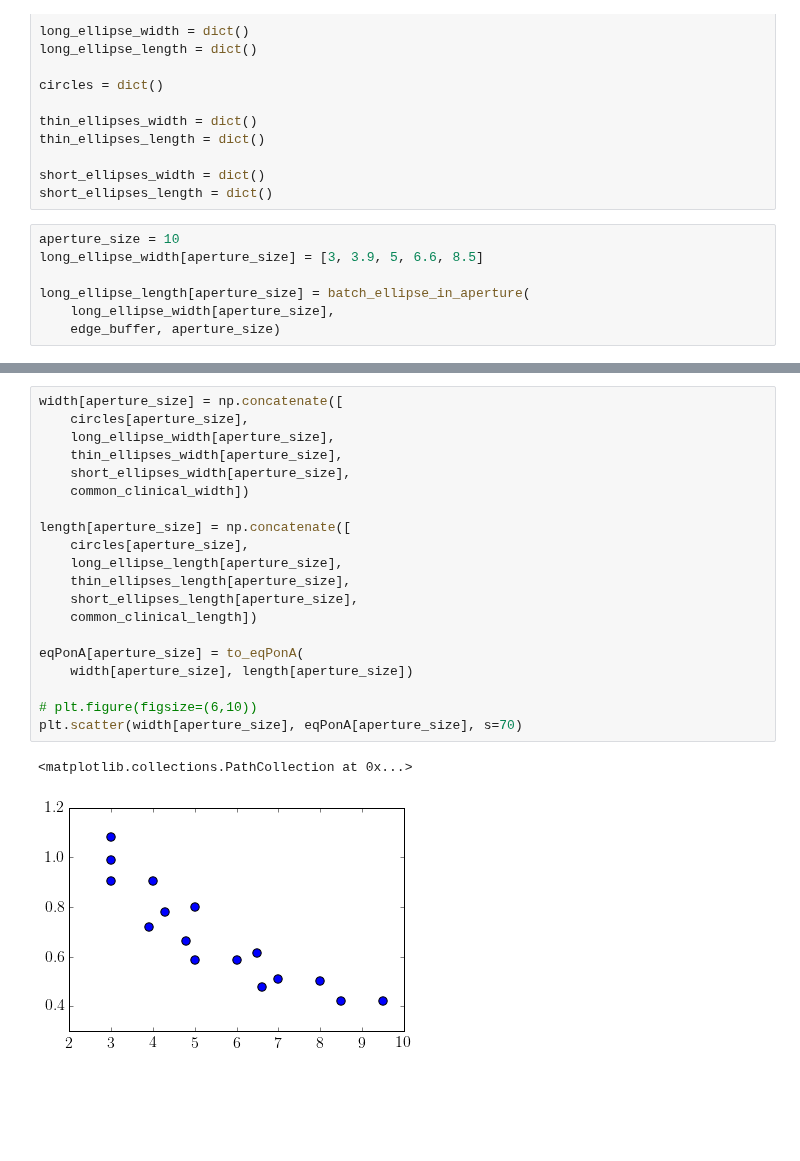
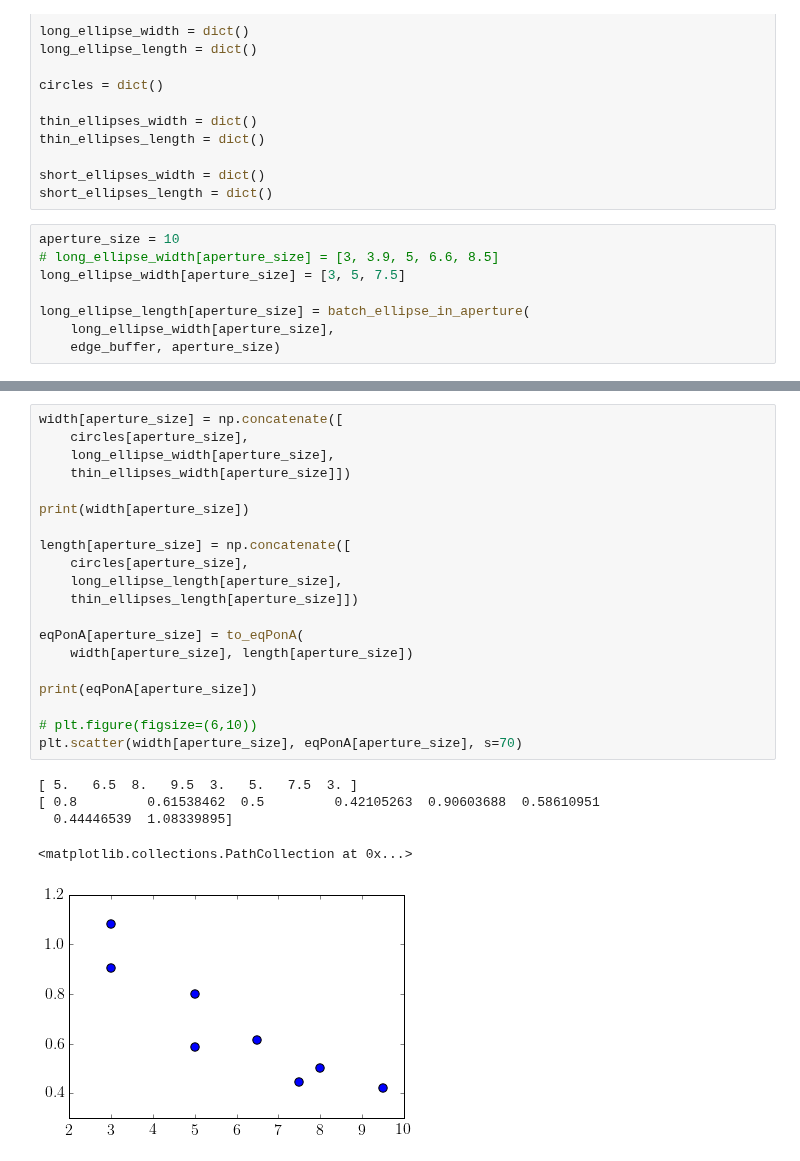
Before and after one commit to SimonBiggs/electronfactors, a Jupyter notebook: examples/Discussion -- Example of where to first measure.ipynb, the cells around one changed output, grey strips where cells are left out. Cells and saved outputs as stored; diff of their text form; blank space fills up the shorter version.

```diff
--- a/examples/Discussion -- Example of where to first measure.ipynb
+++ b/examples/Discussion -- Example of where to first measure.ipynb
@@ -117,7 +118,8 @@ short_ellipses_width = dict()
 short_ellipses_length = dict()
 # %%
 aperture_size = 10
-long_ellipse_width[aperture_size] = [3, 3.9, 5, 6.6, 8.5]
+# long_ellipse_width[aperture_size] = [3, 3.9, 5, 6.6, 8.5]
+long_ellipse_width[aperture_size] = [3, 5, 7.5]
 
 long_ellipse_length[aperture_size] = batch_ellipse_in_aperture(
     long_ellipse_width[aperture_size],
@@ -182,23 +183,26 @@ plt.savefig('figures/where_to_measure.png', bbox_inches='tight', dpi=300)
 # %%
 width[aperture_size] = np.concatenate([
     circles[aperture_size],
     long_ellipse_width[aperture_size],
-    thin_ellipses_width[aperture_size],
-    short_ellipses_width[aperture_size],
-    common_clinical_width])
+    thin_ellipses_width[aperture_size]])
+
+print(width[aperture_size])
 
 length[aperture_size] = np.concatenate([
     circles[aperture_size],
     long_ellipse_length[aperture_size],
-    thin_ellipses_length[aperture_size],
-    short_ellipses_length[aperture_size],
-    common_clinical_length])
+    thin_ellipses_length[aperture_size]])
 
 eqPonA[aperture_size] = to_eqPonA(
     width[aperture_size], length[aperture_size])
 
+print(eqPonA[aperture_size])
+
 # plt.figure(figsize=(6,10))
 plt.scatter(width[aperture_size], eqPonA[aperture_size], s=70)
 # %% [output]
-<matplotlib.collections.PathCollection at 0x...>
+[ 5.   6.5  8.   9.5  3.   5.   7.5  3. ]
+[ 0.8         0.61538462  0.5         0.42105263  0.90603688  0.58610951
+  0.44446539  1.08339895]
+<matplotlib.collections.PathCollection at 0x...>
-[figure, old version]
+[figure, new version]
```
Also changed, not shown: parts of 9 cells of this notebook, 5 other files.
